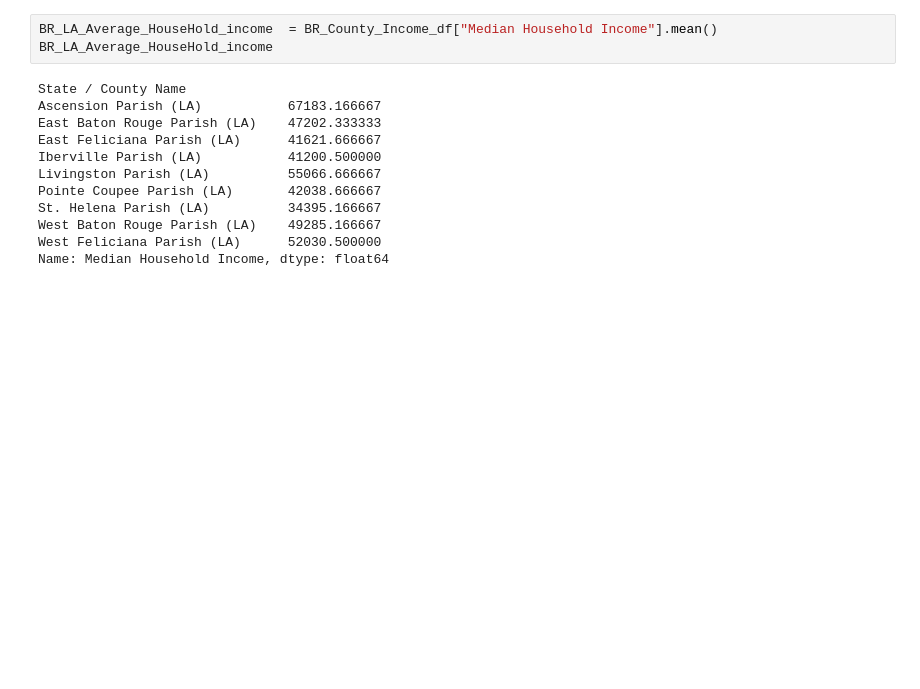
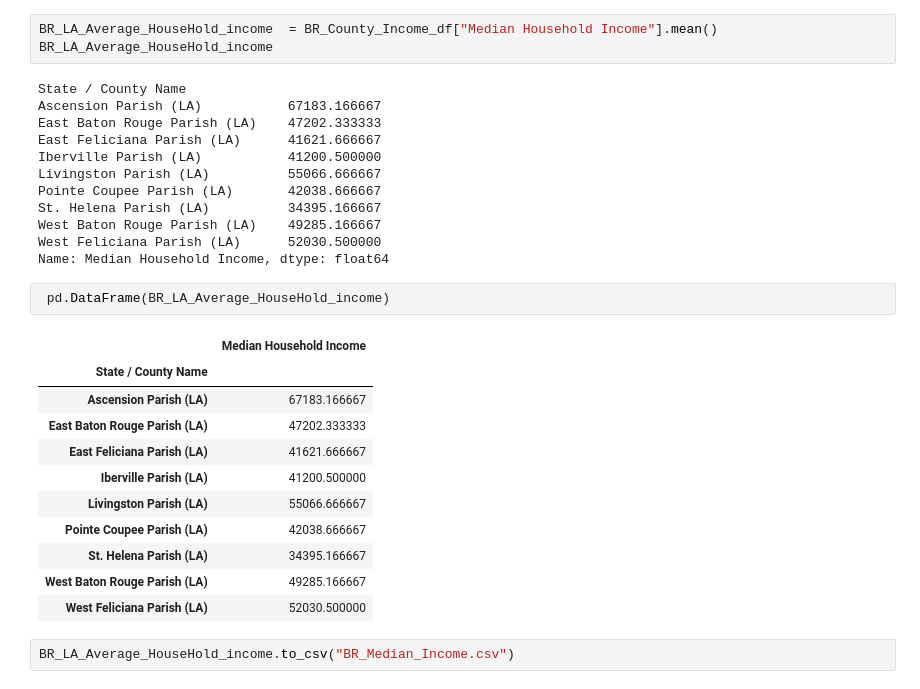
Before and after one commit to bripapp/green_city, a Jupyter notebook: BR_SF_income_cleaning.ipynb, the cells around one changed output. Cells and saved outputs as stored; diff of their text form; blank space fills up the shorter version.

```diff
--- a/BR_SF_income_cleaning.ipynb
+++ b/BR_SF_income_cleaning.ipynb
@@ -438,3 +417,19 @@ St. Helena Parish (LA)          34395.166667
 West Baton Rouge Parish (LA)    49285.166667
 West Feliciana Parish (LA)      52030.500000
 Name: Median Household Income, dtype: float64
+# %%
+ pd.DataFrame(BR_LA_Average_HouseHold_income)
+# %% [output]
+|  | Median Household Income |
+| State / County Name |  |
+| Ascension Parish (LA) | 67183.166667 |
+| East Baton Rouge Parish (LA) | 47202.333333 |
+| East Feliciana Parish (LA) | 41621.666667 |
+| Iberville Parish (LA) | 41200.500000 |
+| Livingston Parish (LA) | 55066.666667 |
+| Pointe Coupee Parish (LA) | 42038.666667 |
+| St. Helena Parish (LA) | 34395.166667 |
+| West Baton Rouge Parish (LA) | 49285.166667 |
+| West Feliciana Parish (LA) | 52030.500000 |
+# %%
+BR_LA_Average_HouseHold_income.to_csv("BR_Median_Income.csv")
```
Also changed, not shown: parts of 7 cells of this notebook, 4 other files.
